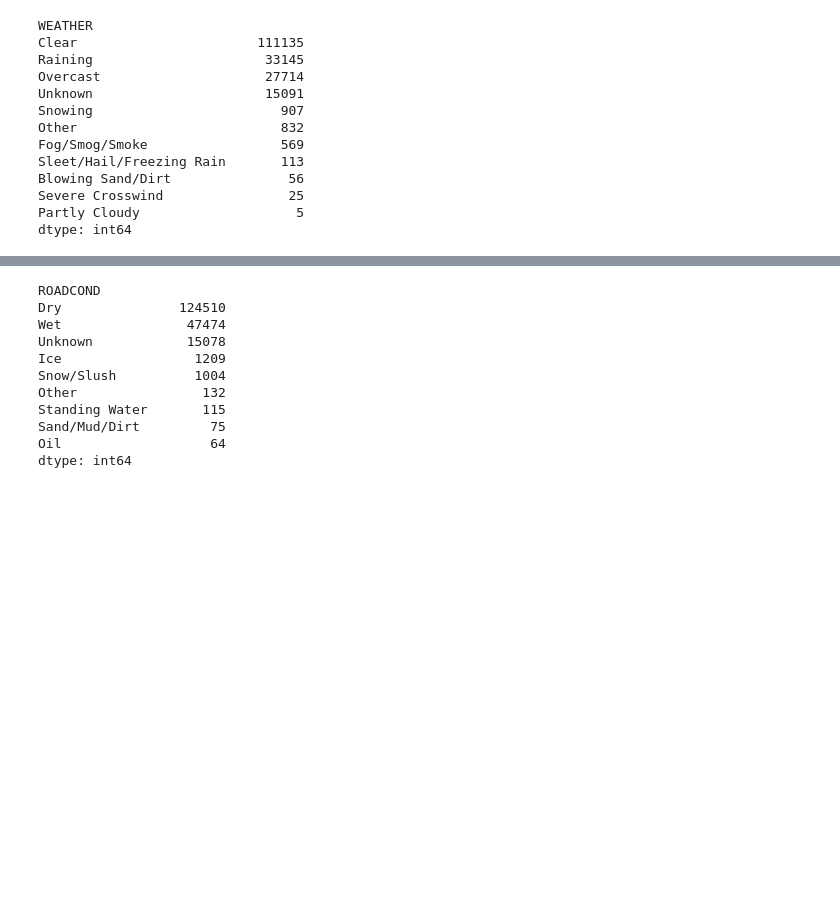
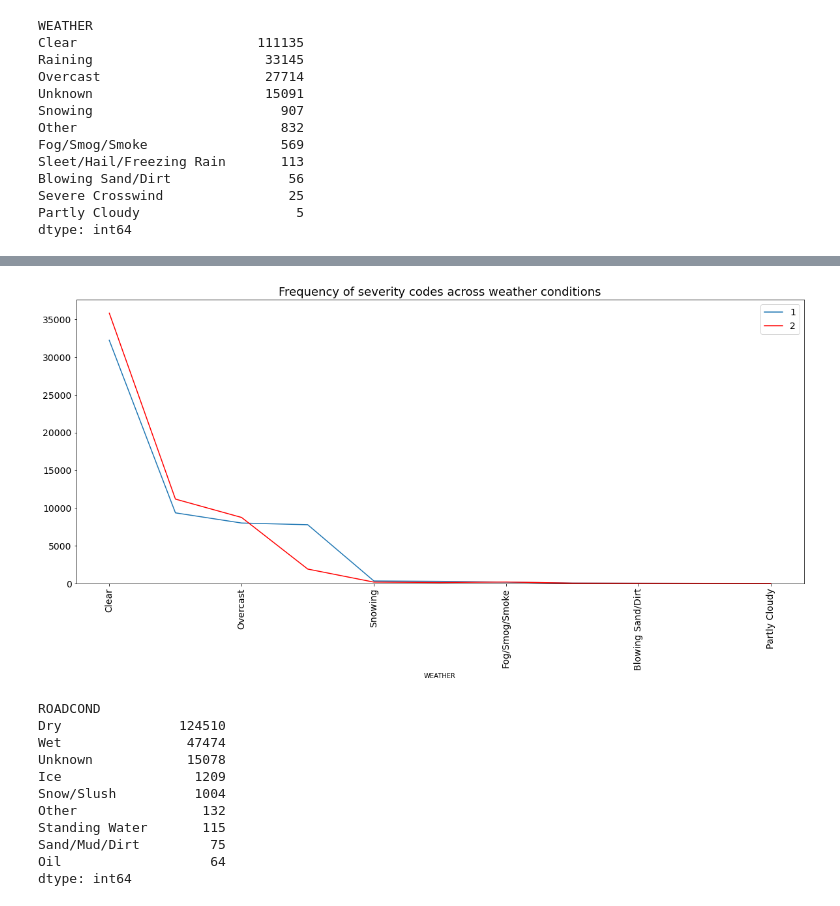
Before and after one commit to AshmitaP/Coursera_Capstone, a Jupyter notebook: Capstone_Project Car_Accident_Severity.ipynb, the cells around one changed output, grey strips where cells are left out. Cells and saved outputs as stored; diff of their text form; code cells hidden in the pictures; blank space fills up the shorter version.

```diff
--- a/Capstone_Project Car_Accident_Severity.ipynb
+++ b/Capstone_Project Car_Accident_Severity.ipynb
@@ -217,3 +350,14 @@ Blowing Sand/Dirt               56
 Severe Crosswind                25
 Partly Cloudy                    5
 dtype: int64
+# %%
+#to find most common weather condition during car accidents and the corresponding severity code of accidents
+df_group_w= df_acc.groupby(['SEVERITYCODE','WEATHER']).size()
+df_group_w=pd.DataFrame(df_group_w)
+table_w = pd.pivot_table(df_group_w, values=0, index=['WEATHER'], columns=['SEVERITYCODE'], aggfunc=np.sum, fill_value=0)
+
+table_w['% of Total']=table_w.sum(axis=1)
+Total_w=table_w['% of Total'].sum(axis=0)
+table_w['% of Total']=round((table_w['% of Total']/Total_w)*100,2)
+table_w = table_w.reindex(table_w.sort_values(by='% of Total', ascending=False).index)
+table_w
@@ -220,3 +378,20 @@ dtype: int64
+# %%
+
+#plotting graph to compare frequency of different severity codes for different weather conditions.
+
+fig= plt.figure(figsize=(20,8))
+ax = plt.gca()
+table_w.reset_index(inplace=True)
+table_w.plot(kind='line',x='WEATHER',y=1,ax=ax)
+table_w.plot(kind='line',x='WEATHER',y=2, color='red', ax=ax)
+plt.ylim(bottom=0)
+plt.xticks(rotation=90,fontsize=14)
+plt.yticks(fontsize=14)
+plt.title('Frequency of severity codes across weather conditions',fontsize=18)
+plt.legend(fontsize=14)
+plt.show()
+# %% [output]
+[figure, added]
 # %%
 df.value_counts("ROADCOND")
 # %% [output]
```
Also changed, not shown: parts of 37 cells of this notebook.
